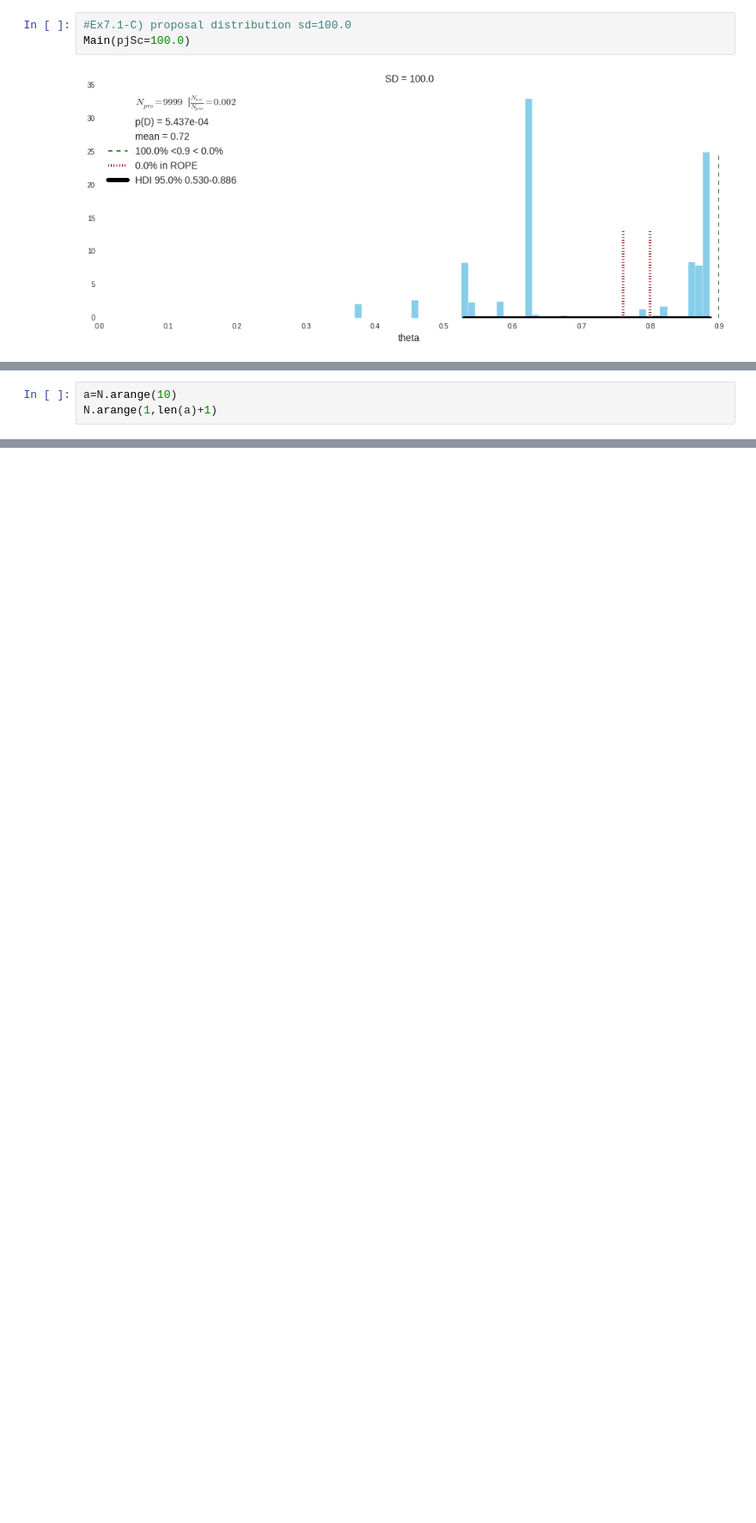
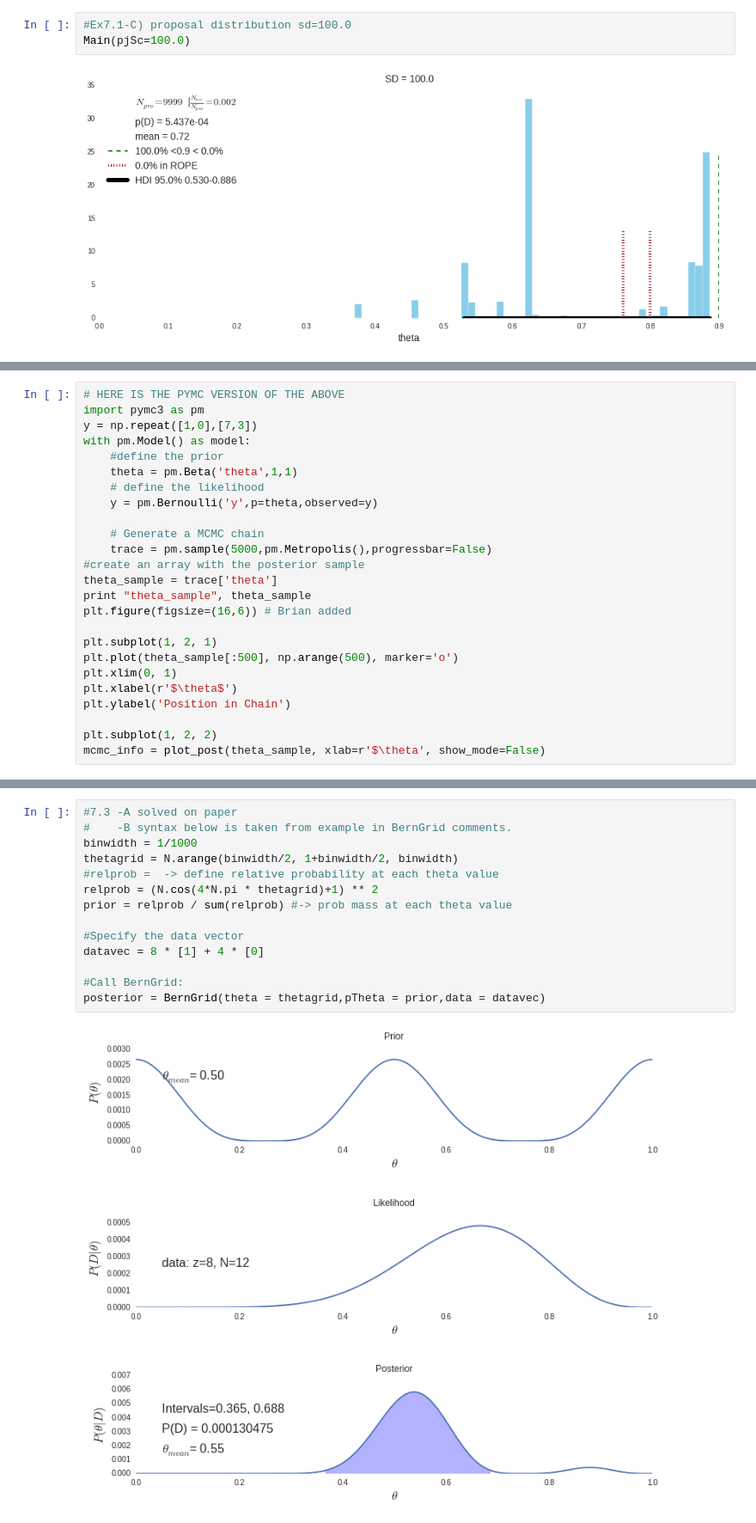
Before and after one commit to grayWolfDC/Doing_bayesian_data_analysis, a Jupyter notebook: IPython/DBDAWkBookCh7.ipynb, the cells around one changed output, grey strips where cells are left out. Shown at 86% size. Saved outputs shown, nothing was run; the diff lists cells and outputs as text; blank space fills up the shorter version.

Commit message:
finished 7.4 but can I do 7.3 for pymc?

```diff
--- a/IPython/DBDAWkBookCh7.ipynb
+++ b/IPython/DBDAWkBookCh7.ipynb
@@ -364,3 +385,0 @@ def Main2(pjMean = 0,pjSc=0.1):
-# %%
-a=N.arange(10)
-N.arange(1,len(a)+1)
@@ -374,0 +397,25 @@ Main2()
+# %%
+# HERE IS THE PYMC VERSION OF THE ABOVE
+import pymc3 as pm
+y = np.repeat([1,0],[7,3])
+with pm.Model() as model:
+    #define the prior
+    theta = pm.Beta('theta',1,1)
+    # define the likelihood
+    y = pm.Bernoulli('y',p=theta,observed=y)
+
+    # Generate a MCMC chain
+    trace = pm.sample(5000,pm.Metropolis(),progressbar=False)
+#create an array with the posterior sample
+theta_sample = trace['theta']
+print "theta_sample", theta_sample
+plt.figure(figsize=(16,6)) # Brian added
+
+plt.subplot(1, 2, 1)
+plt.plot(theta_sample[:500], np.arange(500), marker='o')
+plt.xlim(0, 1)
+plt.xlabel(r'$\theta$')
+plt.ylabel('Position in Chain')
+
+plt.subplot(1, 2, 2)
+mcmc_info = plot_post(theta_sample, xlab=r'$\theta', show_mode=False)
@@ -374,0 +590,16 @@ Main2()
+# %%
+#7.3 -A solved on paper
+#    -B syntax below is taken from example in BernGrid comments.
+binwidth = 1/1000
+thetagrid = N.arange(binwidth/2, 1+binwidth/2, binwidth)
+#relprob =  -> define relative probability at each theta value
+relprob = (N.cos(4*N.pi * thetagrid)+1) ** 2
+prior = relprob / sum(relprob) #-> prob mass at each theta value
+
+#Specify the data vector
+datavec = 8 * [1] + 4 * [0]
+
+#Call BernGrid:
+posterior = BernGrid(theta = thetagrid,pTheta = prior,data = datavec)
+# %% [output]
+[figure, added]
```
Also changed, not shown: parts of 16 cells of this notebook.
